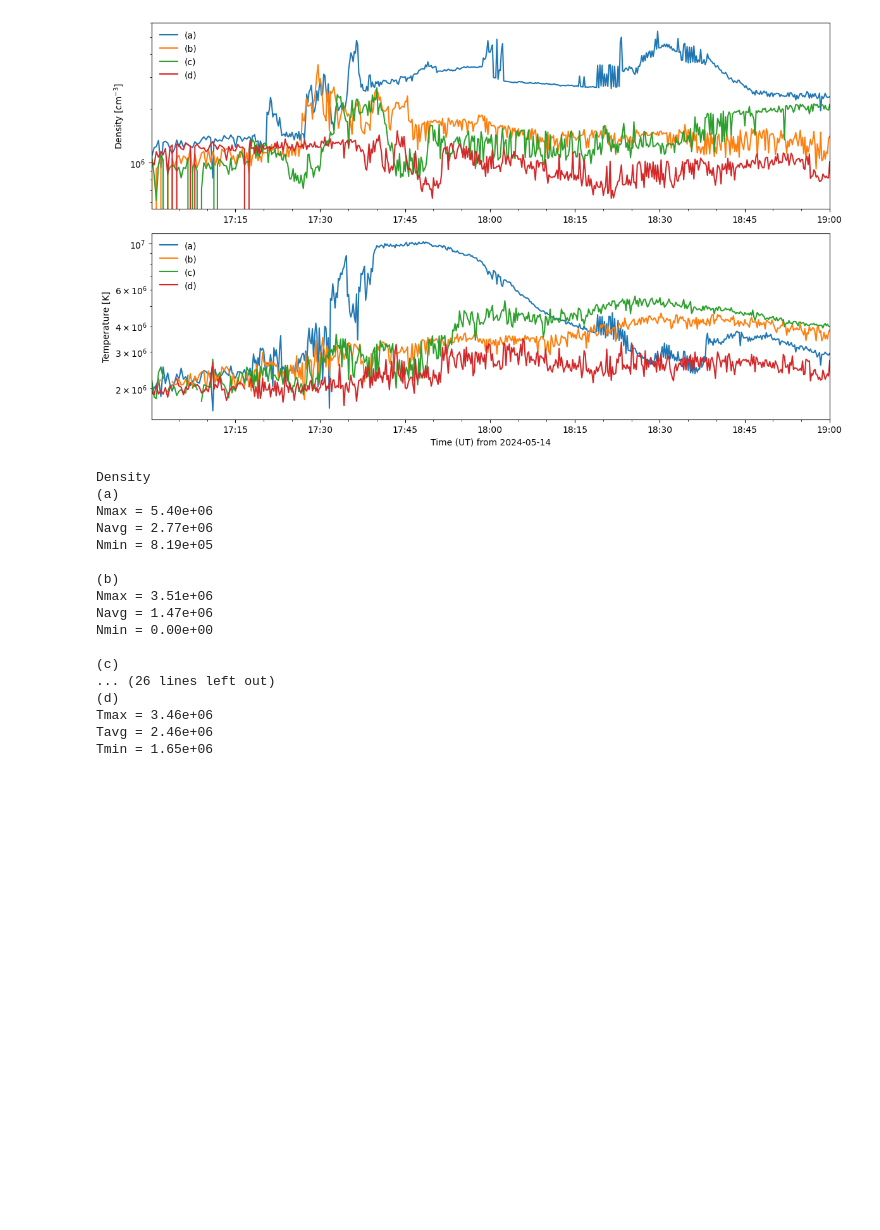
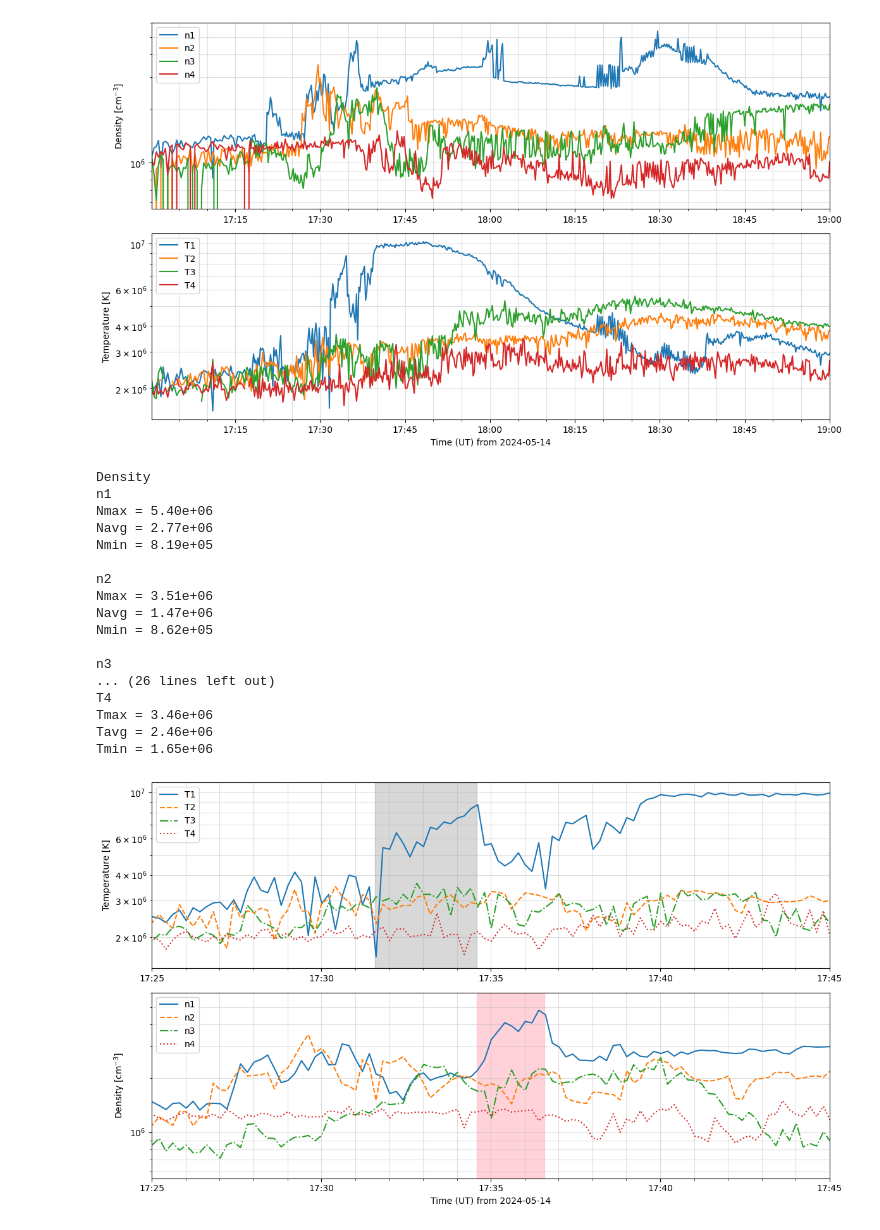
Before and after one commit to MohamedNedal/dias_work, a Jupyter notebook: sample_dens_and_temp_from_dem.ipynb, the cells around one changed output. Cells and saved outputs as stored; diff of their text form; code cells hidden in the pictures; blank space fills up the shorter version.

```diff
--- a/sample_dens_and_temp_from_dem.ipynb
+++ b/sample_dens_and_temp_from_dem.ipynb
@@ -190,15 +192,15 @@ with tqdm(total=len(dens_files), desc='Extract densities ...') as pbar:
         pbar.update(1)
 # %%
-temperatures = {'(a)': [], '(b)': [], '(c)': [], '(d)': []}
+temperatures = {'T1':[], 'T2':[], 'T3':[], 'T4':[]}
 
 with tqdm(total=len(temp_files), desc='Extract temperatures ...') as pbar:
     for file in temp_files:
         temp_map = Map(file)
-        for point in points:
-            point_t_coord = SkyCoord(points[point][0], points[point][1], frame=temp_map.coordinate_frame)
+        for T_point in T_points:
+            point_t_coord = SkyCoord(T_points[T_point][0], T_points[T_point][1], frame=temp_map.coordinate_frame)
             xt_pixel, yt_pixel = temp_map.wcs.world_to_pixel(point_t_coord)
             temperature = temp_map.data[int(yt_pixel), int(xt_pixel)]
-            temperatures[point].append(temperature)
+            temperatures[T_point].append(temperature)
         pbar.update(1)
 # %%
 datetime_objects = [datetime.datetime.strptime(dt, '%Y-%m-%d %H:%M:%S') for dt in datetimes]
@@ -245,7 +249,11 @@ for point in densities:
     dens = densities[point]
     nmax = np.nanmax(dens)
     navg = np.nanmean(dens)
-    nmin = np.nanmin(dens)
+    # Filter out zero values and calculate minimum non-zero density
+    dens = np.array(dens)
+    non_zero_dens = dens[dens > 0]
+    # nmin = np.nanmin(dens)
+    nmin = np.nanmin(non_zero_dens) if non_zero_dens.size > 0 else np.nan
     print(point)
     print(f'Nmax = {nmax:.2e}')
     print(f'Navg = {navg:.2e}')
@@ -263,19 +271,61 @@ for point in temperatures:
     print(f'Tmin = {tmin:.2e}\n')
 # %% [output]
 Density
-(a)
+n1
 Nmax = 5.40e+06
 Navg = 2.77e+06
 Nmin = 8.19e+05
 
-(b)
+n2
 Nmax = 3.51e+06
 Navg = 1.47e+06
-Nmin = 0.00e+00
+Nmin = 8.62e+05
 
-(c)
+n3
 ... (26 lines left out)
-(d)
+T4
 Tmax = 3.46e+06
 Tavg = 2.46e+06
 Tmin = 1.65e+06
+# %%
+line_styles = ['-', '--', '-.', ':']  # Solid, dashed, dash-dot, and dotted
+
+fig = plt.figure(figsize=[12,7])
+
+# Loop over temp and line styles
+ax = fig.add_subplot(211)
+for i, point in enumerate(temperatures):
+    ax.plot(datetime_objects, temperatures[point], ls=line_styles[i], label=point)
+ax.set_yscale('log')
+ax.legend(loc='upper left')
+ax.set_ylabel('Temperature [K]')
+ax.xaxis.set_minor_locator(AutoMinorLocator(n=5))
+ax.xaxis_date()
+ax.xaxis.set_major_formatter(mdates.DateFormatter('%H:%M'))
+ax.set_xlim(left=pd.Timestamp('2024-05-14T17:25'), right=pd.Timestamp('2024-05-14T17:45'))
+ax.grid(which='both', alpha=0.4)
+time1 = pd.Timestamp('2024-05-14T17:31:35')
+time2 = pd.Timestamp('2024-05-14T17:34:35')
+ax.axvspan(time1, time2, color='gray', alpha=0.3)
+
+# Loop over densities and line styles
+ax = fig.add_subplot(212)
+for i, point in enumerate(densities):
+    ax.plot(datetime_objects, densities[point], ls=line_styles[i], label=point)
+ax.set_yscale('log')
+ax.legend(loc='upper left')
+ax.set_ylabel(r'Density [cm$^{-3}$]')
+ax.xaxis.set_minor_locator(AutoMinorLocator(n=5))
+ax.xaxis_date()
+ax.xaxis.set_major_formatter(mdates.DateFormatter('%H:%M'))
+ax.set_xlim(left=pd.Timestamp('2024-05-14T17:25'), right=pd.Timestamp('2024-05-14T17:45'))
+ax.grid(which='both', alpha=0.4)
+time1 = pd.Timestamp('2024-05-14T17:34:35')
+time2 = pd.Timestamp('2024-05-14T17:36:35')
+ax.axvspan(time1, time2, color='pink', alpha=0.7)
+ax.set_xlabel(f"Time (UT) from {str(dens_map.date).split('T')[0]}")
+
+fig.tight_layout()
+plt.show()
+# %% [output]
+[figure, added]
```
Also changed, not shown: parts of 13 cells of this notebook.
